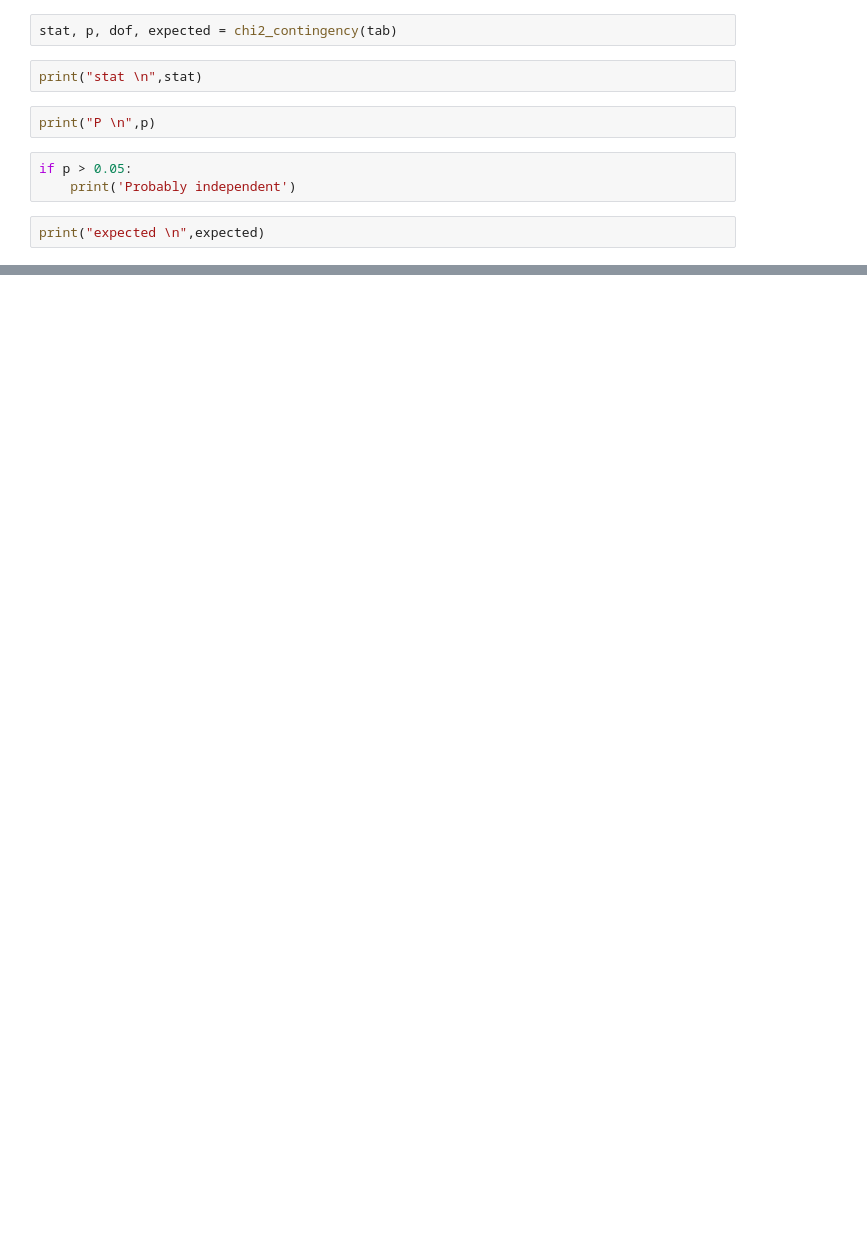
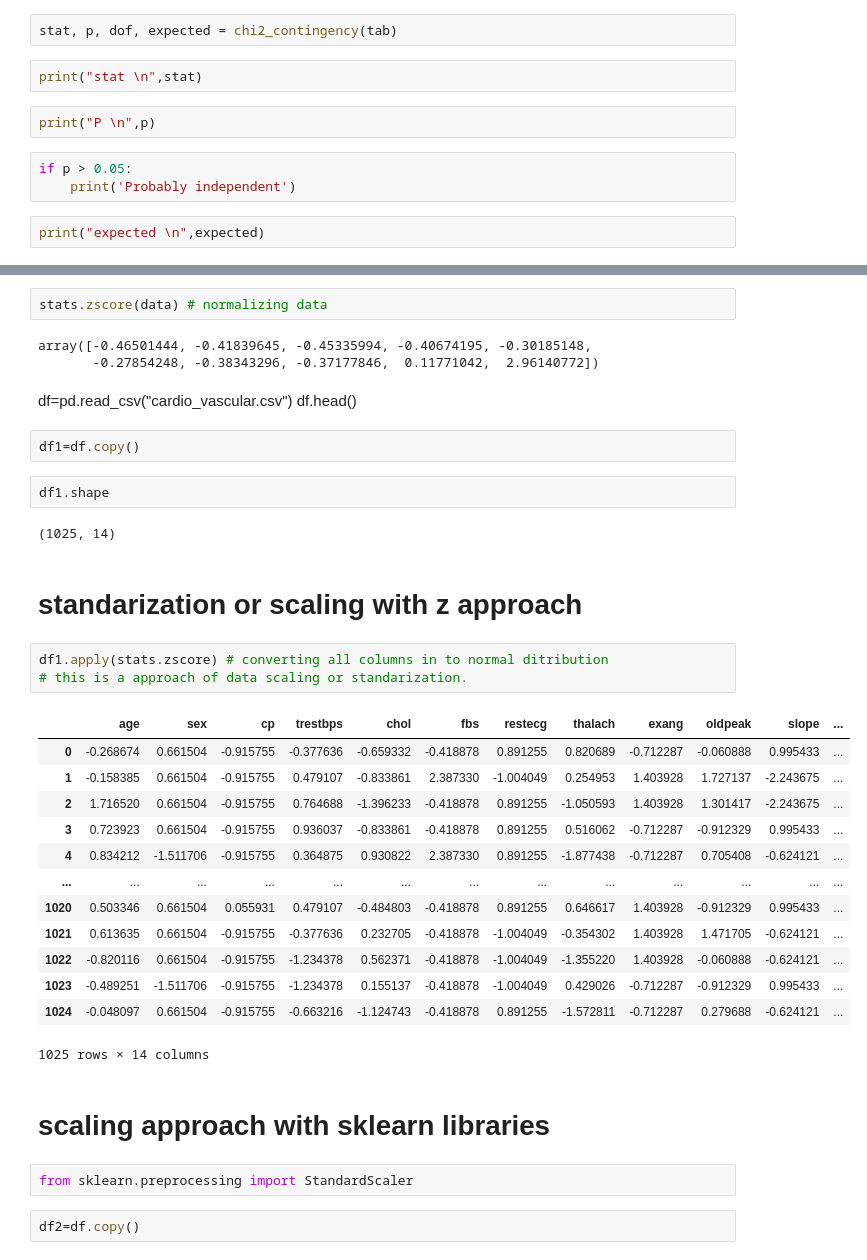
Before and after one commit to aakashpokkanayil/Data_Science_Prep, a Jupyter notebook: Components/Statistics/Hypothesis_test.ipynb, the cells around one changed output, grey strips where cells are left out. Drawn from its saved outputs; the diff is of its cells as text; blank space fills up the shorter version.

```diff
--- a/Components/Statistics/Hypothesis_test.ipynb
+++ b/Components/Statistics/Hypothesis_test.ipynb
@@ -971,0 +1043,39 @@ print("expected \n",expected)
+# %%
+stats.zscore(data) # normalizing data
+# %% [output]
+array([-0.46501444, -0.41839645, -0.45335994, -0.40674195, -0.30185148,
+       -0.27854248, -0.38343296, -0.37177846,  0.11771042,  2.96140772])
+# %% [markdown]
+df=pd.read_csv("cardio_vascular.csv")
+df.head()
+# %%
+df1=df.copy()
+# %%
+df1.shape
+# %% [output]
+(1025, 14)
+# %% [markdown]
+# standarization or scaling with z approach
+# %%
+df1.apply(stats.zscore) # converting all columns in to normal ditribution
+# this is a approach of data scaling or standarization.
+# %% [output]
+|  | age | sex | cp | trestbps | chol | fbs | restecg | thalach | exang | oldpeak | slope | ... |
+| 0 | -0.268674 | 0.661504 | -0.915755 | -0.377636 | -0.659332 | -0.418878 | 0.891255 | 0.820689 | -0.712287 | -0.060888 | 0.995433 | ... |
+| 1 | -0.158385 | 0.661504 | -0.915755 | 0.479107 | -0.833861 | 2.387330 | -1.004049 | 0.254953 | 1.403928 | 1.727137 | -2.243675 | ... |
+| 2 | 1.716520 | 0.661504 | -0.915755 | 0.764688 | -1.396233 | -0.418878 | 0.891255 | -1.050593 | 1.403928 | 1.301417 | -2.243675 | ... |
+| 3 | 0.723923 | 0.661504 | -0.915755 | 0.936037 | -0.833861 | -0.418878 | 0.891255 | 0.516062 | -0.712287 | -0.912329 | 0.995433 | ... |
+| 4 | 0.834212 | -1.511706 | -0.915755 | 0.364875 | 0.930822 | 2.387330 | 0.891255 | -1.877438 | -0.712287 | 0.705408 | -0.624121 | ... |
+| ... | ... | ... | ... | ... | ... | ... | ... | ... | ... | ... | ... | ... |
+| 1020 | 0.503346 | 0.661504 | 0.055931 | 0.479107 | -0.484803 | -0.418878 | 0.891255 | 0.646617 | 1.403928 | -0.912329 | 0.995433 | ... |
+| 1021 | 0.613635 | 0.661504 | -0.915755 | -0.377636 | 0.232705 | -0.418878 | -1.004049 | -0.354302 | 1.403928 | 1.471705 | -0.624121 | ... |
+| 1022 | -0.820116 | 0.661504 | -0.915755 | -1.234378 | 0.562371 | -0.418878 | -1.004049 | -1.355220 | 1.403928 | -0.060888 | -0.624121 | ... |
+| 1023 | -0.489251 | -1.511706 | -0.915755 | -1.234378 | 0.155137 | -0.418878 | -1.004049 | 0.429026 | -0.712287 | -0.912329 | 0.995433 | ... |
+| 1024 | -0.048097 | 0.661504 | -0.915755 | -0.663216 | -1.124743 | -0.418878 | 0.891255 | -1.572811 | -0.712287 | 0.279688 | -0.624121 | ... |
+1025 rows × 14 columns
+# %% [markdown]
+# scaling approach with sklearn libraries
+# %%
+from sklearn.preprocessing import StandardScaler
+# %%
+df2=df.copy()
```
Also changed, not shown: parts of 103 cells of this notebook, 4 other files.
